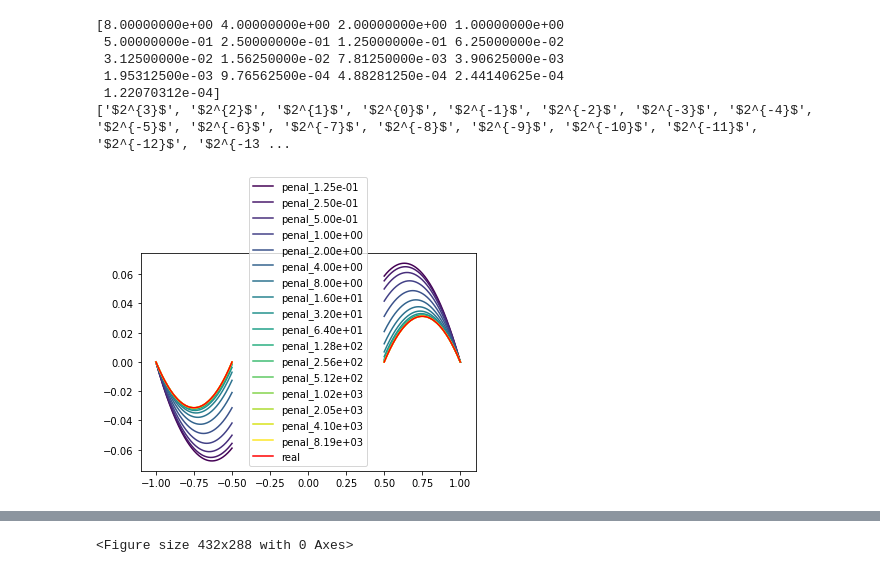
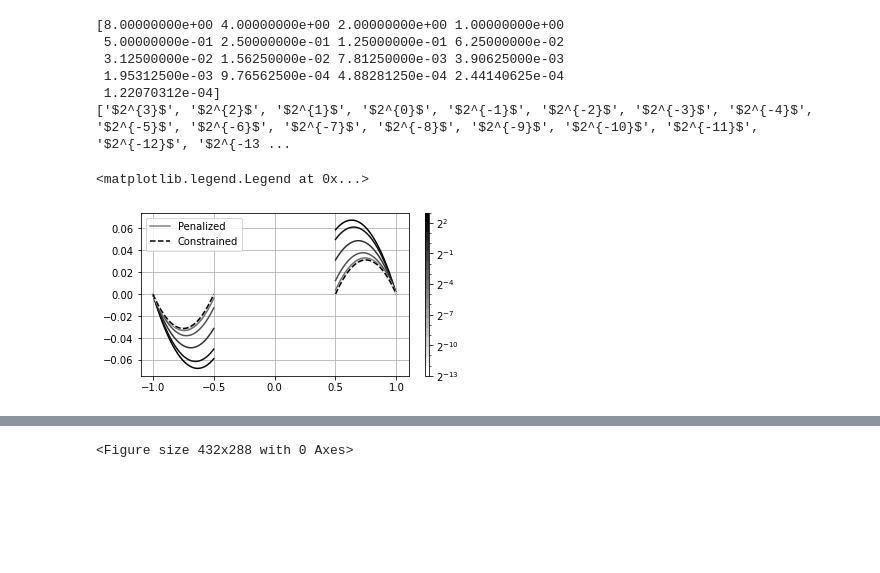
Before and after one commit to KOS-UJ/Spring-Rods-System-Approximation, a Jupyter notebook: experiments/convergence_result.ipynb, the cells around one changed output, grey strips where cells are left out. Cells and saved outputs as stored; diff of their text form; code cells hidden in the pictures; blank space fills up the shorter version.

```diff
--- a/experiments/convergence_result.ipynb
+++ b/experiments/convergence_result.ipynb
@@ -95,33 +118,35 @@ print(penal_params_labels)
 # %%
-cmap = plt.get_cmap('viridis', penal_params.size)
+cmap = plt.get_cmap('gray_r', penal_params.size)
-# %%
-displacement = []
-stress = []
-error_norm = []
-spring_ends = []
-
-for idx, penal in tqdm(enumerate(penal_params)):
-    penalized_model.penalization_const = penal
-    solution = solver()
-
-    displacement.append(solution)
-    stress.append(solver.compute_stresses(solution))
-
-    err = tuple(solution[side] - constrained_solution[side] for side in (0, 1))
-    error_norm.append(l2_norm(values=err, domain=model.domain))
-
-    spring_ends.append((solution[0][-1], solution[1][0]))
-
-    plt.plot(penalized_model.domain[0], solution[0], color=cmap(idx), label=f'penal_{1 / penal:.2e}')
-    plt.plot(penalized_model.domain[1], solution[1], color=cmap(idx))
-
-plt.plot(model.domain[0], constrained_solution[0], color='red', label='real')
-plt.plot(model.domain[1], constrained_solution[1], color='red')
-
-plt.legend()
-plt.grid()
-# %% [output]
-[figure, removed]
+# %%
+plt.gcf().set_size_inches((6, 3))
+
+for idx, (penal, displ) in enumerate(zip(penal_params_labels[::2], displacement[::2])):
+    color_num = penal_params.size - 2 * idx
+    plt.plot(penalized_model.domain[0], displ[0], color=cmap(color_num))
+    plt.plot(penalized_model.domain[1], displ[1], color=cmap(color_num))
+
+plt.plot(model.domain[0], constrained_solution[0], color='black', linestyle='--', label='real')
+plt.plot(model.domain[1], constrained_solution[1], linestyle='--', color='black')
+
+# sm = plt.cm.ScalarMappable(cmap=cmap, norm=colors.Normalize(vmin=np.log2(penal_params[-1]), vmax=np.log2(penal_params[0])))
+sm = plt.cm.ScalarMappable(cmap=cmap, norm=colors.SymLogNorm(vmin=penal_params[-1], vmax=penal_params[0], linthresh=1e-4, base=2))
+
+cbar = plt.gcf().colorbar(sm, aspect=50)
+cbar.locator = mpl.ticker.LogLocator(base=2)
+cbar.update_ticks()
+
+plt.legend(
+    [
+        Line2D([0], [0], color='gray', linestyle='-'),
+        Line2D([0], [0], color='black', linestyle='--'),
+    ],
+    ['Penalized', 'Constrained'])
+
+# plt.legend()
+# plt.grid()
+# %% [output]
+<matplotlib.legend.Legend at 0x...>
+[figure, added]
 # %%
 up_limit = 0.4
 down_limit = -0.4
```
Also changed, not shown: parts of 4 cells of this notebook.
